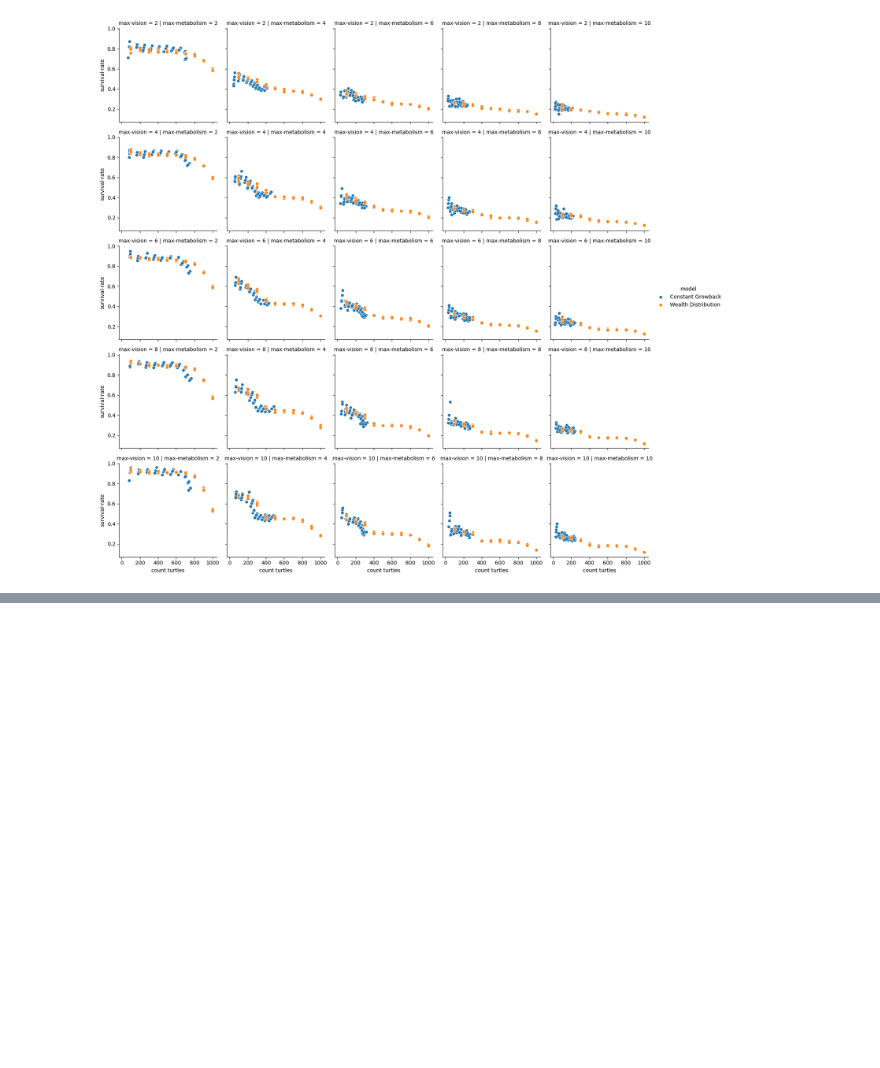
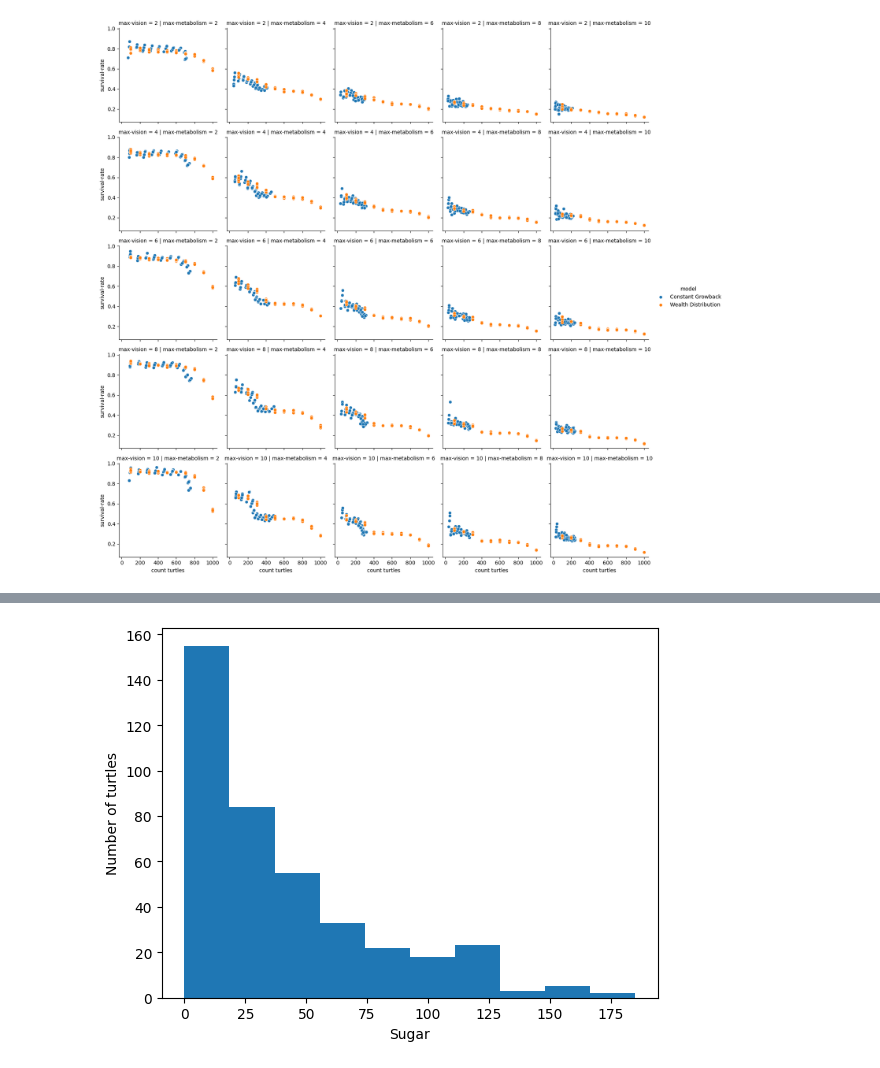
Before and after one commit to sokimura39/ABM_assessment, a Jupyter notebook: assessment_1/analysis.ipynb, the cells around one changed output, grey strips where cells are left out. Saved outputs shown, nothing was run; the diff lists cells and outputs as text; code cells hidden in the pictures; blank space fills up the shorter version.

```diff
--- a/assessment_1/analysis.ipynb
+++ b/assessment_1/analysis.ipynb
@@ -465,0 +470,9 @@ combined_survival_plot.add_legend()
+# %%
+# load the output for the histogram
+
+s3_hist_df = pd.read_csv(
+    os.path.join(path, 'Sugarscape 3 Wealth Distribution_edit Wealth distribution.csv'),
+    skiprows = 16
+)
+
+s3_hist_df
@@ -465,0 +491,16 @@ combined_survival_plot.add_legend()
+# %%
+# create plot
+plt.bar(
+    s3_hist_df['x'],
+    s3_hist_df['y'],
+    width = s3_hist_df['x'][1],
+    align = 'edge'
+)
+
+# set labels
+plt.xlabel('Sugar')
+plt.ylabel('Number of turtles')
+
+plt.savefig('image/s3_wealth_skewed.png', bbox_inches = 'tight')
+# %% [output]
+[figure, added]
```
Also changed, not shown: parts of 4 cells of this notebook, 3 other files.
